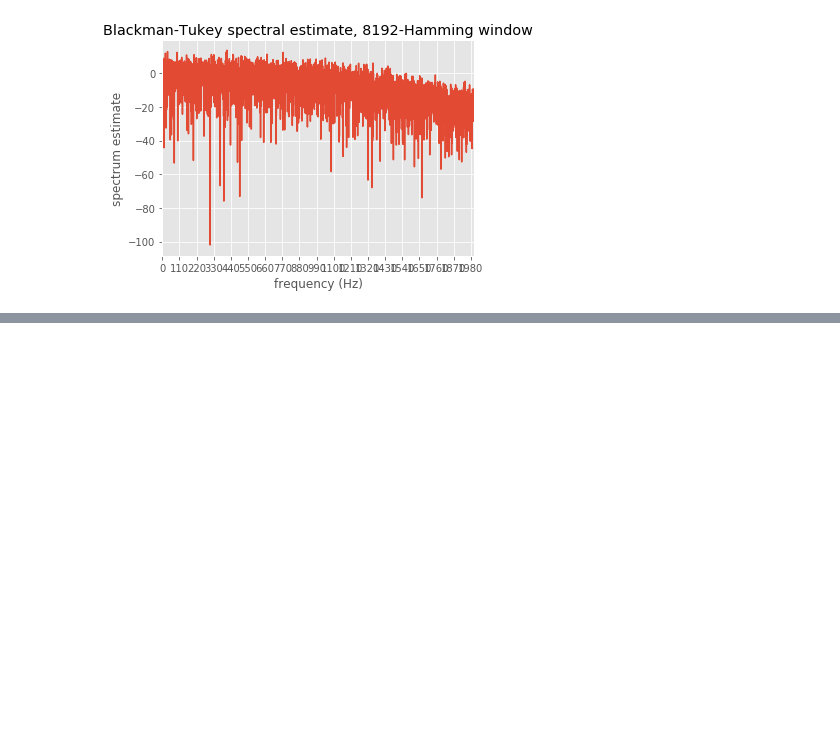
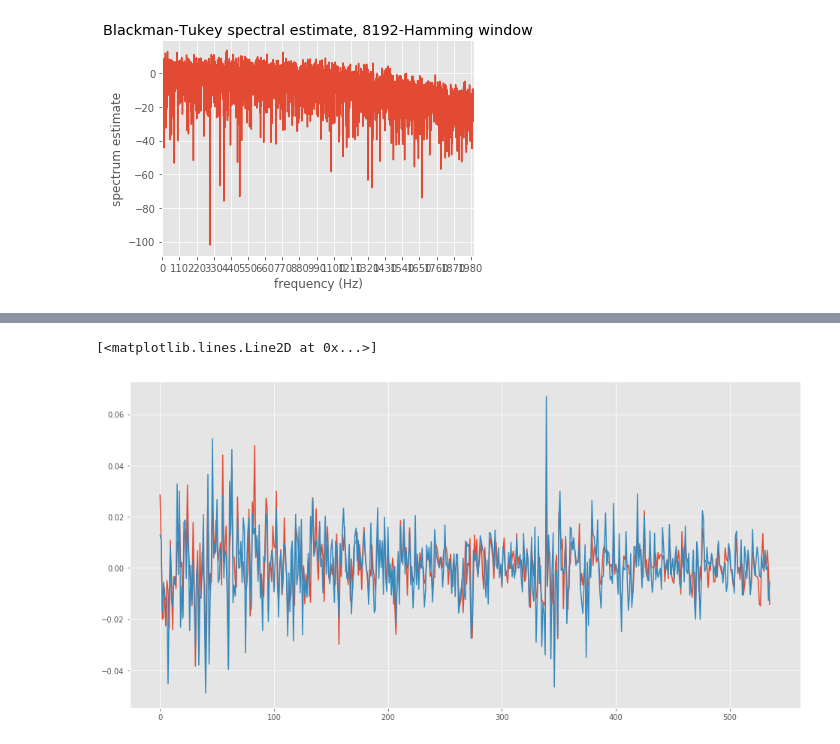
Before and after one commit to et4/stat, a Jupyter notebook: PT 4/main.ipynb, the cells around one changed output, grey strips where cells are left out. Cells and saved outputs as stored; diff of their text form; code cells hidden in the pictures; blank space fills up the shorter version.

```diff
--- a/PT 4/main.ipynb
+++ b/PT 4/main.ipynb
@@ -478,3 +463,5 @@ spec = ifft(acf(moving_avg[19:], nlags=n))
 msum = 0.0
 for i in range(19, 517):
     msum += spec[i]*(moving_avg[i+1]-moving_avg[i])
+# %%
+data = pd.read_excel('./Istanbul_StockMarket_09-11.xlsx', header=2)
@@ -480,0 +478,11 @@ for i in range(19, 517):
+# %%
+feature1 = data['EM']
+feature2 = data['EU']
+# %%
+plt.figure(figsize=(16,8))
+# plt.plot(ts)
+plt.plot(feature1)
+plt.plot(feature2)
+# %% [output]
+[<matplotlib.lines.Line2D at 0x...>]
+[figure, added]
```
Also changed, not shown: parts of 25 cells of this notebook.
